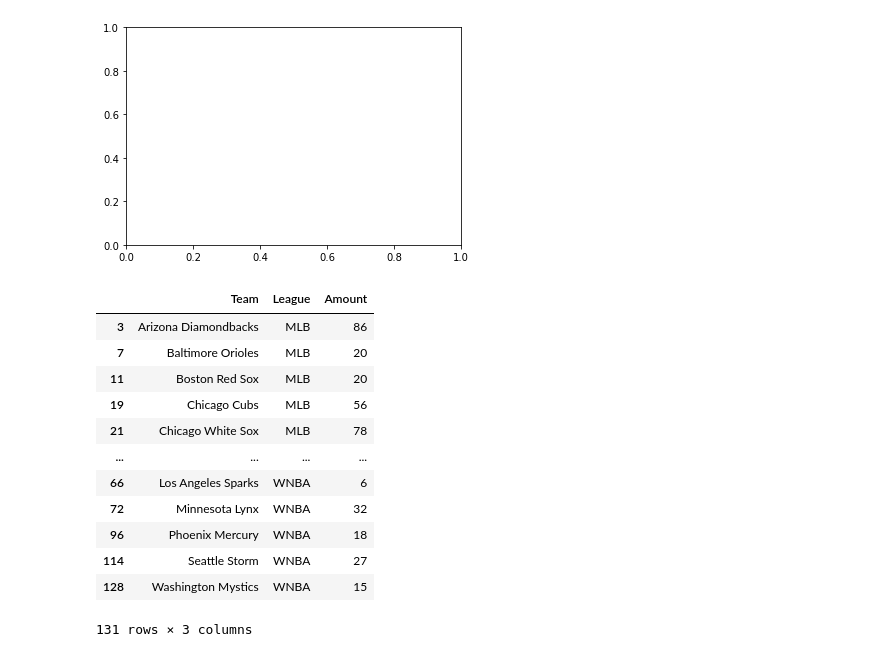
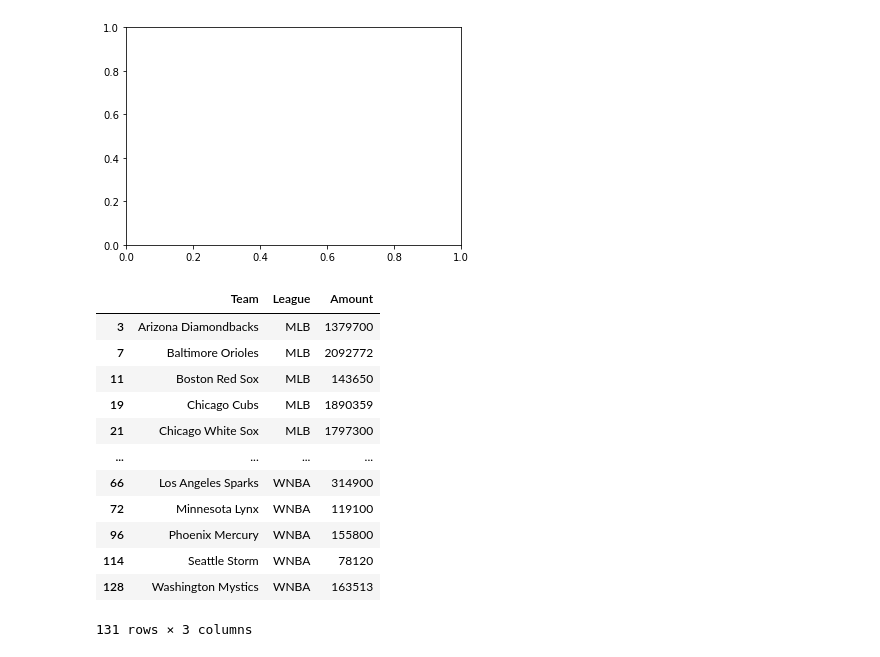
Before and after one commit to richcoca/CIS9655Project, a Jupyter notebook: Draft 1.ipynb, the cells around one changed output. Drawn from its saved outputs; the diff is of its cells as text; code cells hidden in the pictures.

```diff
--- a/Draft 1.ipynb
+++ b/Draft 1.ipynb
@@ -184,21 +191,21 @@ plt.ticklabel_format(axis="y",style='plain')
 # %%
 dfsc=dfd.groupby(["Team",'League'],as_index=False)['Amount'].count()
 dfsc2=dfd.groupby(["Team",'League'],as_index=False)['Amount'].sum()
 dfsc2=dfsc2.sort_values(by=['League','Team'])
 dfsc=dfsc.sort_values(by=['League','Team'])
+dfd=dfd.sort_values(by=['League','Team'])
+dfsc2
+# %% [output]
+|  | Team | League | Amount |
+| 3 | Arizona Diamondbacks | MLB | 1379700 |
+| 7 | Baltimore Orioles | MLB | 2092772 |
+| 11 | Boston Red Sox | MLB | 143650 |
+| 19 | Chicago Cubs | MLB | 1890359 |
+| 21 | Chicago White Sox | MLB | 1797300 |
+| ... | ... | ... | ... |
+| 66 | Los Angeles Sparks | WNBA | 314900 |
+| 72 | Minnesota Lynx | WNBA | 119100 |
+| 96 | Phoenix Mercury | WNBA | 155800 |
+| 114 | Seattle Storm | WNBA | 78120 |
+| 128 | Washington Mystics | WNBA | 163513 |
+131 rows × 3 columns
-# %%
-dfsc
-# %% [output]
-|  | Team | League | Amount |
-| 3 | Arizona Diamondbacks | MLB | 86 |
-| 7 | Baltimore Orioles | MLB | 20 |
-| 11 | Boston Red Sox | MLB | 20 |
-| 19 | Chicago Cubs | MLB | 56 |
-| 21 | Chicago White Sox | MLB | 78 |
-| ... | ... | ... | ... |
-| 66 | Los Angeles Sparks | WNBA | 6 |
-| 72 | Minnesota Lynx | WNBA | 32 |
-| 96 | Phoenix Mercury | WNBA | 18 |
-| 114 | Seattle Storm | WNBA | 27 |
-| 128 | Washington Mystics | WNBA | 15 |
-131 rows × 3 columns
```
Also changed, not shown: parts of 7 cells of this notebook.
